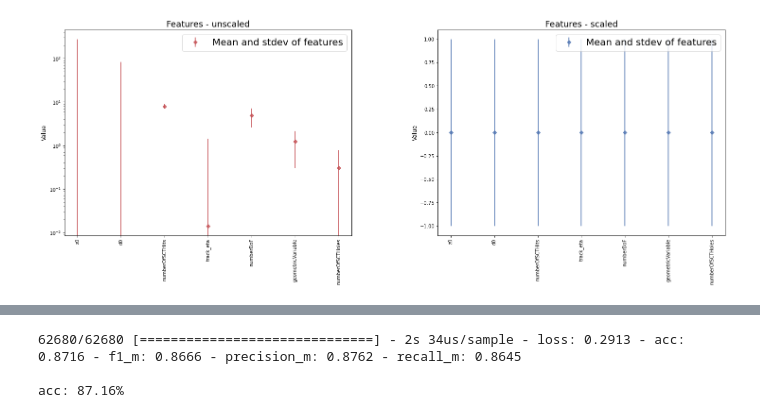
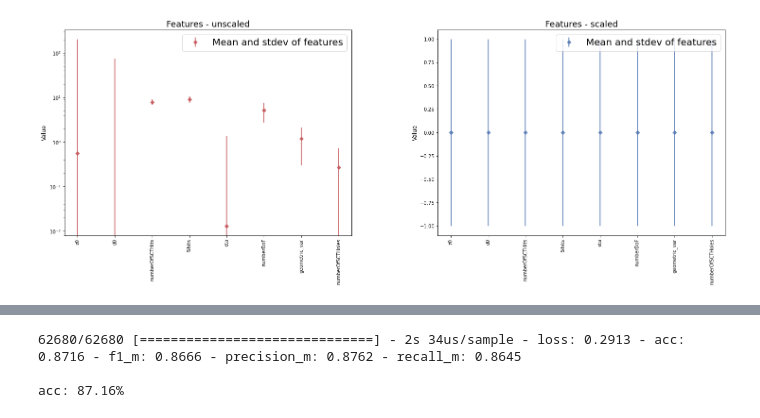
Before and after one commit to robinnewhouse/LRTNotebooks, a Jupyter notebook: Training.ipynb, the cells around one changed output, grey strips where cells are left out. Cells and saved outputs as stored; diff of their text form; code cells hidden in the pictures.

```diff
--- a/Training.ipynb
+++ b/Training.ipynb
@@ -388,0 +39,3 @@ ax = df.track_pt.hist(bins=bins, density=False,figsize=(10,7), weights=track_wei
+# %%
+# Load tracks from stored pickle of ntuples
+full_df = pd.read_pickle('/data/newhouse/LRT/batch/master/training/tracks_weighted.pkl')
@@ -389,80 +74,26 @@ ax = df.track_pt.hist(bins=bins, density=False,figsize=(10,7), weights=track_wei
+# %%
+# now shuffle by sampling
+df = full_df.sample(frac=1)
 # %%
 ### Select relevant features and scale them
 # This could be done with a scikitlearn utility, but we're interested in recording the exact values of scaling and offset.
 # The LWTNN library uses scaling and offset information for each variable to automatically
 # pre-process the variables within athena.
+dir_name = '/data/newhouse/LRT/batch/master/training'
 
-label_names = ["signal"]
-
-inputs_names = [
-
-"numberOfContribPixelLayers",
-"numberOfBLayerHits",
-"numberOfGangedFlaggedFakes",  # Badly modelled in MC
-"numberOfPixelHits",  # Pixel: remove
-"numberOfSCTHits",
-"Sihits",
-"standardDeviationOfChi2OS",  # Badly modelled in MC
-"track_pt",
-"chiSquared",  # Badly modelled in MC
-"numberDoF",
-
-"score",  # does nothing to help
-"track_eta",
-"d0",
-"z0",
-"phi0",
-"theta",
-"qOverP",
-'numberOfInnermostPixelLayerHits',  # Pixel: remove
-'numberOfNextToInnermostPixelLayerHits',  # Pixel: remove
-
-#
-"geometricVariable",
-
-# These variables need closer analysis.
-# They have significant separation between good and fake tracks,
-# but they don't seem to obviously improve the network performance.
-"numberOfBLayerSplitHits",
-"numberOfInnermostLayerSplitHits",
-"numberOfNextToInnermostLayerSplitHits",
-"numberOfPixelSplitHits",
-
-"numberOfGangedPixels",
-"numberOfOutliersOnTrack",
-]
-if len(df["numberOfPixelHoles"].unique()) > 1:
-    print("This seems to be a sample of fitted outputs, using hole information")
-    inputs_names.extend([
-    # Only used in output (fitted) tracks
-    "numberOfPixelHoles",  # Pixel: remove
-    "numberOfSCTHoles",
-    "numberOfSCTDoubleHoles",
-    "numberOfPixelOutliers",  # Pixel: remove
-    "numberOfSCTOutliers",
-    "numberOfPixelSpoiltHits",   # Pixel: remove
-    "numberOfSCTSpoiltHits",  # Pixel: remove
-    ])
+label_names = ["is_good"]
 
 # redefined based on permutation importance
 inputs_names = [
 "z0",
 "d0",
 "numberOfSCTHits",
-# "numberOfSCTHoles",
-# "Sihits",
-"track_eta",
-# "theta",
-# "numberOfContribPixelLayers",
+"Sihits",
+"eta",
 "numberDoF",
-# "numberOfOutliersOnTrack",
-"geometricVariable",
+"geometric_var",
+"numberOfSCTHoles",
 ]
-if len(df["numberOfSCTHoles"].unique()) > 1:
-    # Only used in output (fitted) tracks
-    inputs_names.extend([
-    "numberOfSCTHoles",
-    ])
 
 # Prepare for saving information to lwtnn
 # See https://github.com/dguest/lwtnn-tutorial-for-btaggers for motivation for this section
@@ -500,8 +131,8 @@ Y_train = Y[0 : int(0.8*len(Y))]
 Y_val =  Y[int(0.8*len(Y)) : len(Y)]
 
 # Keep track of the weights
-train_weights = track_weights[0 : int(0.8*len(X))]
-val_weights =  track_weights[int(0.8*len(X)) : len(X)]
+train_weights = df.weights[0 : int(0.8*len(X))]
+val_weights =  df.weights[int(0.8*len(X)) : len(X)]
 
 # Check the samples are consistent
 assert(len(X_train) == len(Y_train))
@@ -537,4 +166,4 @@ variables.json written to /fast_scratch/rnewhous/LRT/training/model
-[figure, old version]
+[figure, new version]
 # %%
 ### Callback functions
 
```
Also changed, not shown: parts of 16 cells of this notebook, 3 other files.
